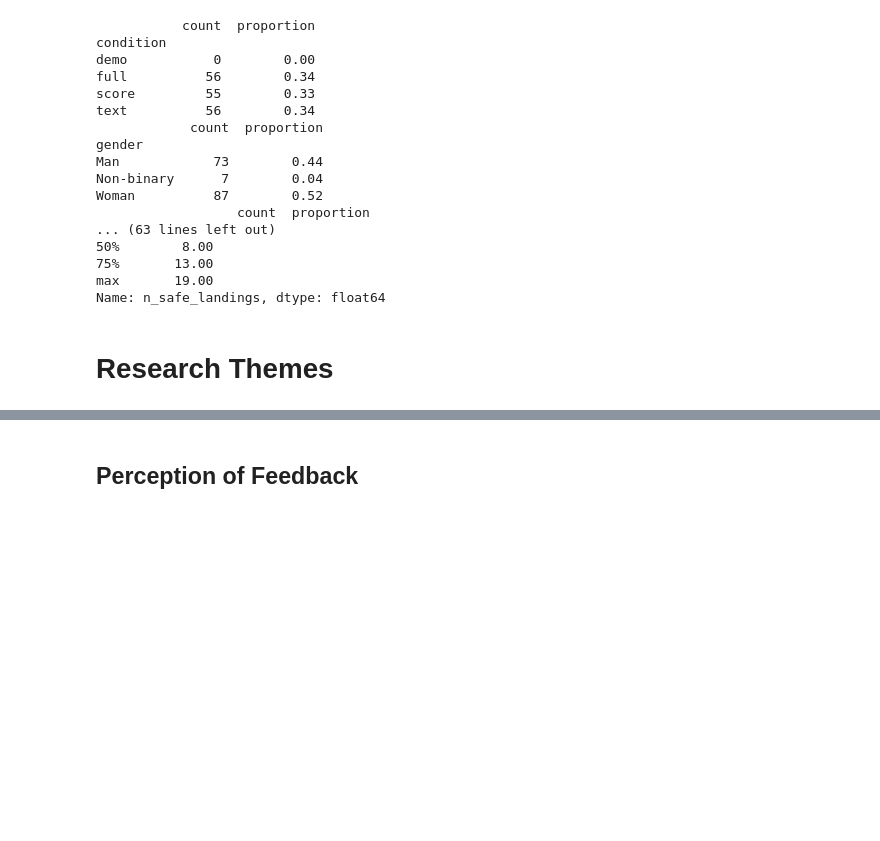
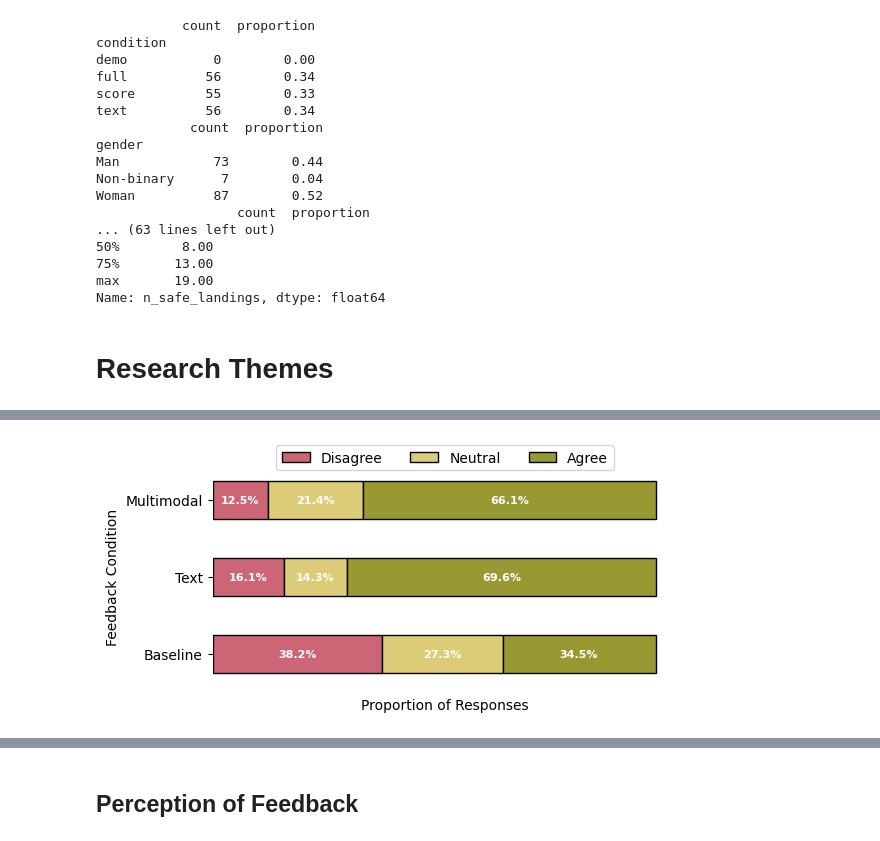
Before and after one commit to cairo-robotics/llm-multimodal-drone-feedback, a Jupyter notebook: analysis/analysis_brainstorm.ipynb, the cells around one changed output, grey strips where cells are left out. Drawn from its saved outputs; the diff is of its cells as text; code cells hidden in the pictures; blank space fills up the shorter version.

Commit message:
plots for likert values

```diff
--- a/analysis/analysis_brainstorm.ipynb
+++ b/analysis/analysis_brainstorm.ipynb
@@ -95,3 +96,14 @@ max       19.00
 Name: n_safe_landings, dtype: float64
 # %% [markdown]
 # Research Themes
+# %%
+table = part_file.groupby(['condition', 'mode_actionable_collapsed']).size().unstack()
+table = table.drop('demo')
+table = table.div(table.sum(axis=1), axis=0)
+order_of_conditions = ['score', 'text', 'full']  # Replace with your actual condition names
+table = table.loc[order_of_conditions]
+
+order_of_survey_responses = ['Disagree', 'Neutral', 'Agree']
+table = table[order_of_survey_responses]
+
+table
@@ -97,0 +116,32 @@ Name: n_safe_landings, dtype: float64
+# %%
+custom_colors = ['#CC6677', '#DDCC77', '#999933']
+ax = table.plot(kind='barh', stacked=True, color=custom_colors, edgecolor='black', figsize=(6,3))
+
+custom_y_labels = ['Baseline', 'Text', 'Multimodal']
+ax.set_yticklabels(custom_y_labels)
+
+plt.xlabel('Proportion of Responses')
+plt.ylabel('Feedback Condition')
+plt.legend(loc='upper center', bbox_to_anchor=(0.5, 1.1), ncol=3)
+plt.xticks(rotation=0)
+
+ax.spines['top'].set_visible(False)
+ax.spines['right'].set_visible(False)
+ax.spines['left'].set_visible(False)
+ax.spines['bottom'].set_visible(False)
+
+ax.set_xticks([])
+
+for i in range(len(table)):
+    cumulative_sum=0
+    for j in range(len(order_of_survey_responses)):
+        percentage = table.iloc[i, j]
+        if percentage > 0:  # Add text only for non-zero proportions
+            #print(f"{order_of_conditions[i]} {order_of_survey_responses[j]}: {percentage:.1f}")
+            ax.text(cumulative_sum + (percentage / 2), i, f'{percentage*100:.1f}%', va='center',
+                    ha='center', color='white', fontsize=8, fontweight='bold')
+        cumulative_sum += percentage
+
+plt.show()
+# %% [output]
+[figure, added]
```
Also changed, not shown: parts of 151 cells of this notebook.
